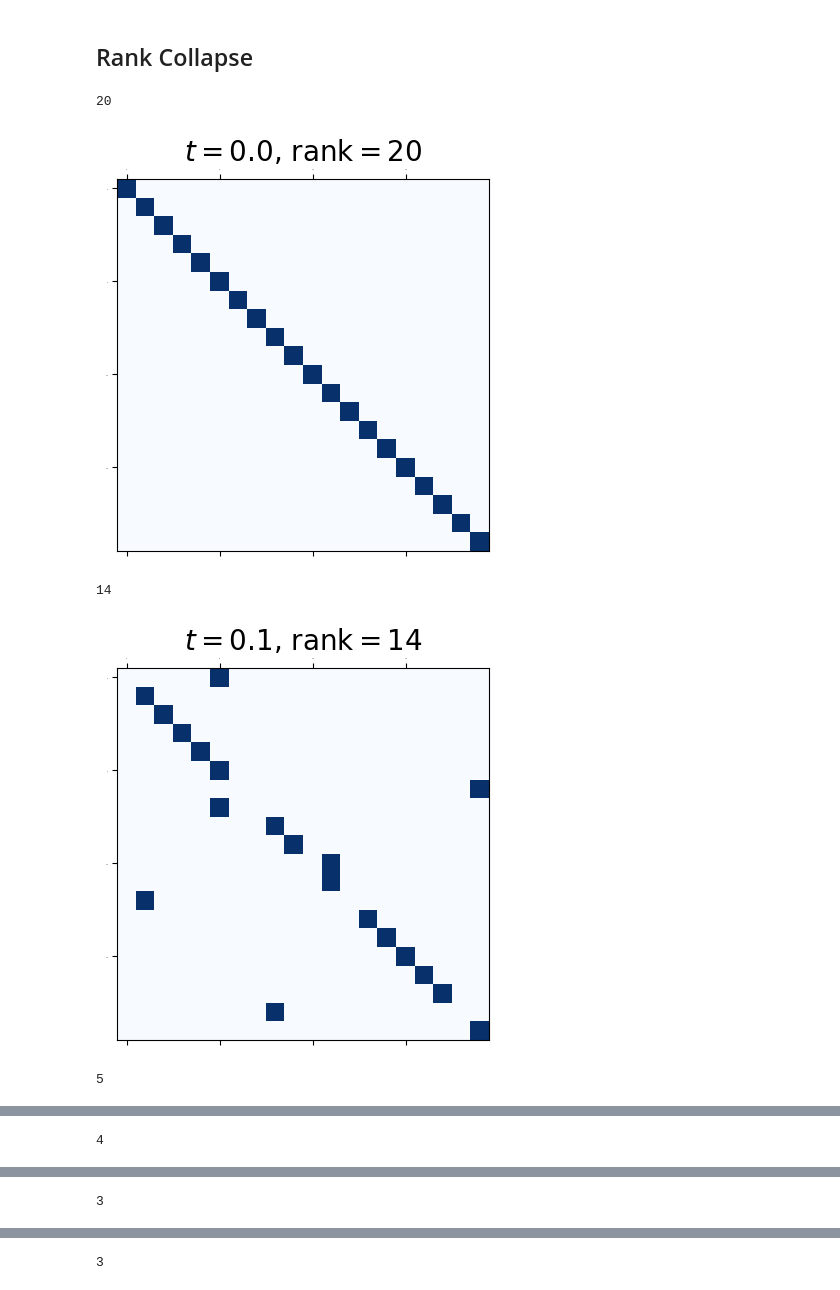
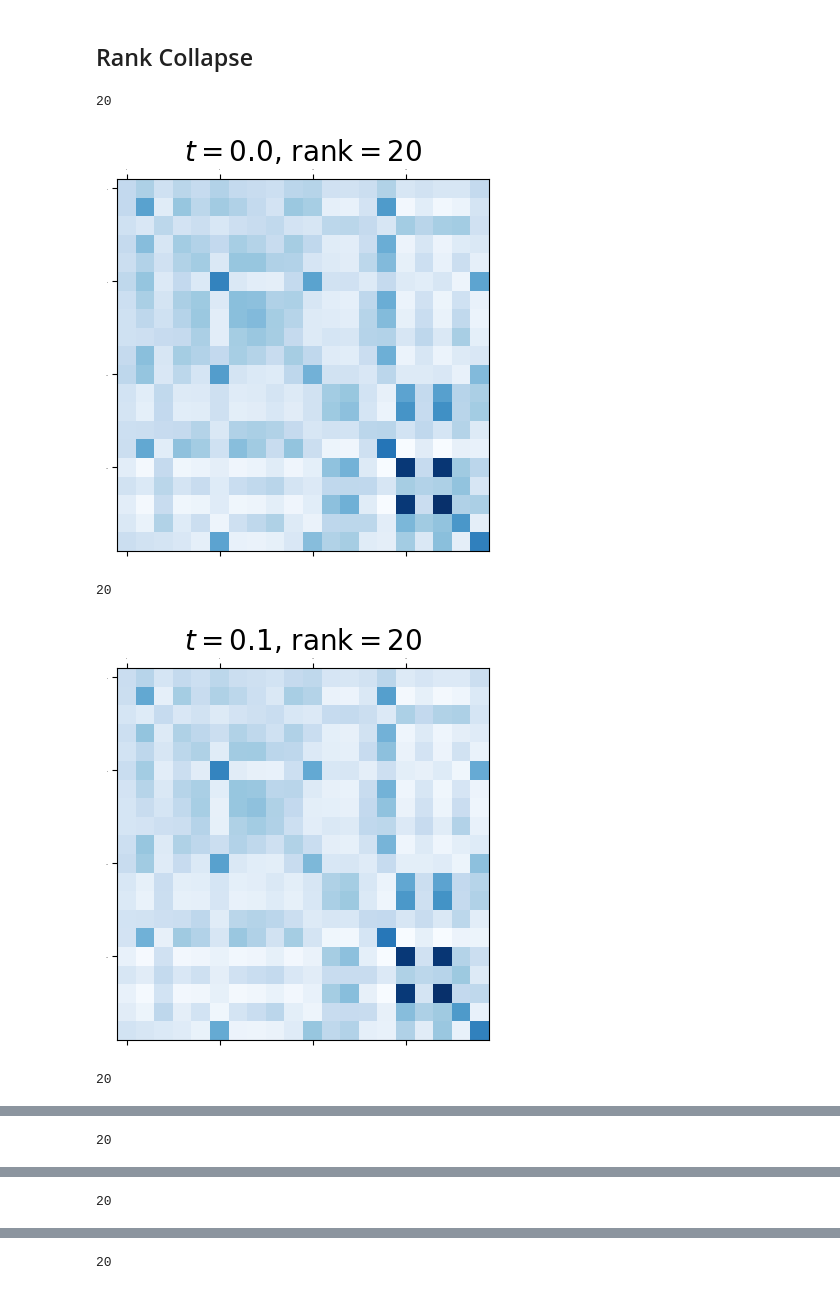
Before and after one commit to tpeat/cluster-attention, a Jupyter notebook: particle-systems/notebook.ipynb, the cells around one changed output, grey strips where cells are left out. Cells and saved outputs as stored; diff of their text form; code cells hidden in the pictures.

Commit message:
added post update layer norm

```diff
--- a/particle-systems/notebook.ipynb
+++ b/particle-systems/notebook.ipynb
@@ -20,7 +33,7 @@ The autoreload extension is already loaded. To reload it, use:
 # %%
 # Parameters
 n = 20          # Total number of particles
-T = 200          # Total simulation time
+T = 6          # Total simulation time
 dt = 0.1        # Time step
 num_steps = int(T/dt) + 1
 d = 2           # Dimensionality (2D)
@@ -144,3 +195,8 @@ def compute_attn_mos(A, x, i, j, n, h, pi):
             # Combine softmax scores using mixture weights pi
             attention[i, j] = np.dot(pi, softmax_scores)
     return attention
+
+
+def vanilla_attn(A, x, i, j, n):
+    """from original implementation"""
+    return [np.exp(np.dot(np.matmul(A, x[i][l]), x[k][l]-x[j][l])) for k in range(n)]
@@ -151,7 +222,7 @@ for l, t in enumerate(integration_time):
     if l<num_steps-1:
         # Attention matrix
         # attention = [[compute_attention(A, x, i, j, n) for j in range(n)] for i in range(n)]
-        attention = [[1/np.sum([np.exp(np.dot(np.matmul(A, x[i][l]), x[k][l]-x[j][l])) for k in range(n)]) for j in range(n)] for i in range(n)]
+        attention = [[1/np.sum(vanilla_attn(A, x, i, j, n)) for j in range(n)] for i in range(n)]
         attention = np.array(attention)
         # print(np.linalg.matrix_rank(attention))
 
@@ -166,6 +237,7 @@ for l, t in enumerate(integration_time):
                 plt.title(f't = {round(t, 2)}')
                 plt.show()
             else:
+                label_size = 0
                 fig = plt.figure()
                 ax = fig.add_subplot(1, 1, 1)
                 label_size = 8
@@ -173,8 +245,12 @@ for l, t in enumerate(integration_time):
                 plt.rcParams['ytick.labelsize'] = label_size
 
                 ax.set_aspect('equal', adjustable='box')
-
-                # the projected A x
+                # plt.rc('text', usetex=True)
+                plt.rc('font', family='serif')
+#                 print(A.shape, x[i,l].shape)
+#                 print([np.matmul(A, x[i,l])[0] for i in range(n)])
+#                 proj = np.matmul(A, x[i,:])
+#                 print(proj.shape)
                 plt.scatter([np.matmul(A, x[i,l])[0] for i in range(n)],
                             [np.matmul(A, x[i,l])[1] for i in range(n)],
                             c="#a8deb5",
@@ -182,10 +258,8 @@ for l, t in enumerate(integration_time):
                             marker = 'o',
                             linewidth=0.75,
                             edgecolors='black',
-                            zorder=3,
-                            label='A x')
+                            zorder=3)
 
-                # these are the pinks ones
                 plt.scatter([x[i,l][0] for i in range(n)],
                             [x[i,l][1] for i in range(n)],
                             c="#d91c72",
@@ -193,8 +267,7 @@ for l, t in enumerate(integration_time):
                             marker = 'o',
                             linewidth=0.75,
                             edgecolors='black',
-                            zorder=3,
-                            label='x')
+                            zorder=3)
 
                 plt.title(r'$t={t}$'.format(t=str(round(t, 2))), fontsize=20)
 
@@ -208,8 +281,13 @@ for l, t in enumerate(integration_time):
 
                 ax.set_yticklabels([])
                 ax.set_xticklabels([])
-            plt.legend()
-            plt.show()
+
+                if save_fig:
+                    plt.savefig("{}/connect-{}.pdf".format(result_dir, round(t, 2)),
+                                format='pdf',
+                                bbox_inches='tight')
+                else:
+                    plt.show()
 
         if round(t % kmeans_cadence, 10) == 0:
             positions = x[:, l, :]
@@ -251,4 +329,9 @@ for l, t in enumerate(integration_time):
             V = eigvecs @ np.diag(eigvals) @ eigvecs.T
 
         # perform particle position update
-        x = euler_update(attention, V, x, n, dt)
+        # there is a massive difference between pre-layer norm and post-layer norm
+
+        # x = euler_update(attention, V, x, n, dt)
+
+        x = rk4_with_attention(attention, V, x, n, dt)
+        x[:, l+1, :] = layer_normalize(x[:, l+1, :], radius=1)
@@ -387,25 +577,25 @@ x = init_x(n, d, num_steps)
 # %%
 # simulation
 for l, t in enumerate(integration_time):
     if l<num_steps-1:
         attention = [[1/np.sum([np.exp(np.dot(np.matmul(A, x[i][l]), x[k][l]-x[j][l])) for k in range(n)]) for j in range(n)] for i in range(n)]
         print(np.linalg.matrix_rank(attention))
 
         label_size = 0
         plt.matshow(attention, cmap="Blues")
         plt.rcParams['xtick.labelsize'] = label_size
         plt.rcParams['ytick.labelsize'] = label_size
         plt.title(r'$t={t}$, rank$={r}$'.format(t=str(round(t, 2)), r=str(np.linalg.matrix_rank(attention))), fontsize=20)
         plt.show()
 
         plt.clf()
         plt.close()
 
         # perform update, this one is rkhf
-        x = rk4(V, x, n)
+        x = rk4(attention, V, x, n, dt)
 # %% [output]
 20
-[figure, old version]
+[figure, new version]
-14
+20
-[figure, old version]
+[figure, new version]
-5
+20
@@ -413 +603 @@ for l, t in enumerate(integration_time):
-4
+20
@@ -415 +605 @@ for l, t in enumerate(integration_time):
-3
+20
@@ -417 +607 @@ for l, t in enumerate(integration_time):
-3
+20
```
Also changed, not shown: parts of 17 cells of this notebook, 20 other files.
